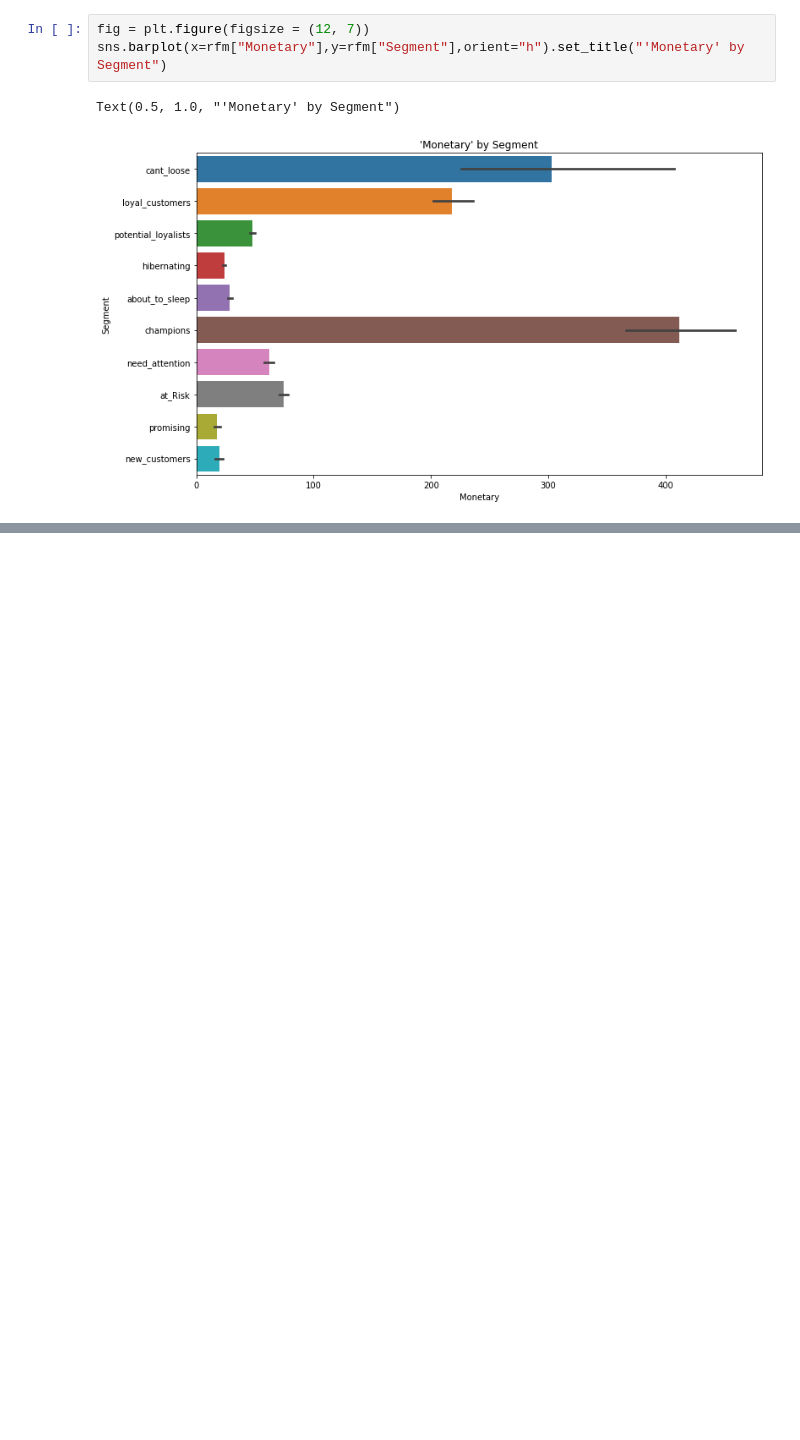
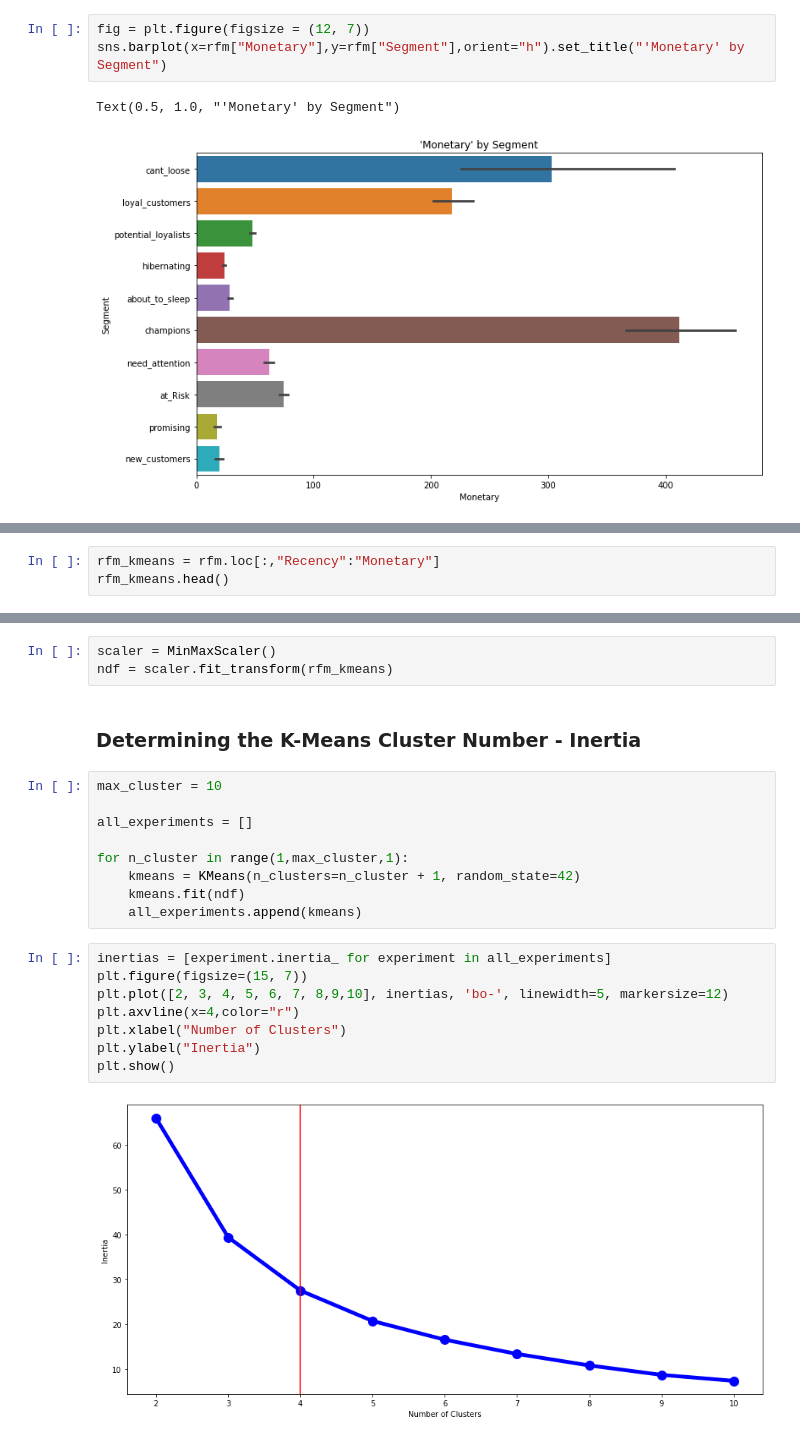
Before and after one commit to emirhansilsupur/CRM-Analytics, a Jupyter notebook: online_retail_for_rfm.ipynb, the cells around one changed output, grey strips where cells are left out. Saved outputs shown, nothing was run; the diff lists cells and outputs as text; blank space fills up the shorter version.

Commit message:
add k_means inertia

```diff
--- a/online_retail_for_rfm.ipynb
+++ b/online_retail_for_rfm.ipynb
@@ -314,0 +321,3 @@ Text(0.5, 1.0, "'Monetary' by Segment")
+# %%
+rfm_kmeans = rfm.loc[:,"Recency":"Monetary"]
+rfm_kmeans.head()
@@ -314,0 +332,24 @@ Text(0.5, 1.0, "'Monetary' by Segment")
+# %%
+scaler = MinMaxScaler()
+ndf = scaler.fit_transform(rfm_kmeans)
+# %% [markdown]
+### Determining the K-Means Cluster Number - Inertia
+# %%
+max_cluster = 10
+
+all_experiments = []
+
+for n_cluster in range(1,max_cluster,1):
+    kmeans = KMeans(n_clusters=n_cluster + 1, random_state=42)
+    kmeans.fit(ndf)
+    all_experiments.append(kmeans)
+# %%
+inertias = [experiment.inertia_ for experiment in all_experiments]
+plt.figure(figsize=(15, 7))
+plt.plot([2, 3, 4, 5, 6, 7, 8,9,10], inertias, 'bo-', linewidth=5, markersize=12)
+plt.axvline(x=4,color="r")
+plt.xlabel("Number of Clusters")
+plt.ylabel("Inertia")
+plt.show()
+# %% [output]
+[figure, added]
```
Also changed, not shown: parts of 4 cells of this notebook.
